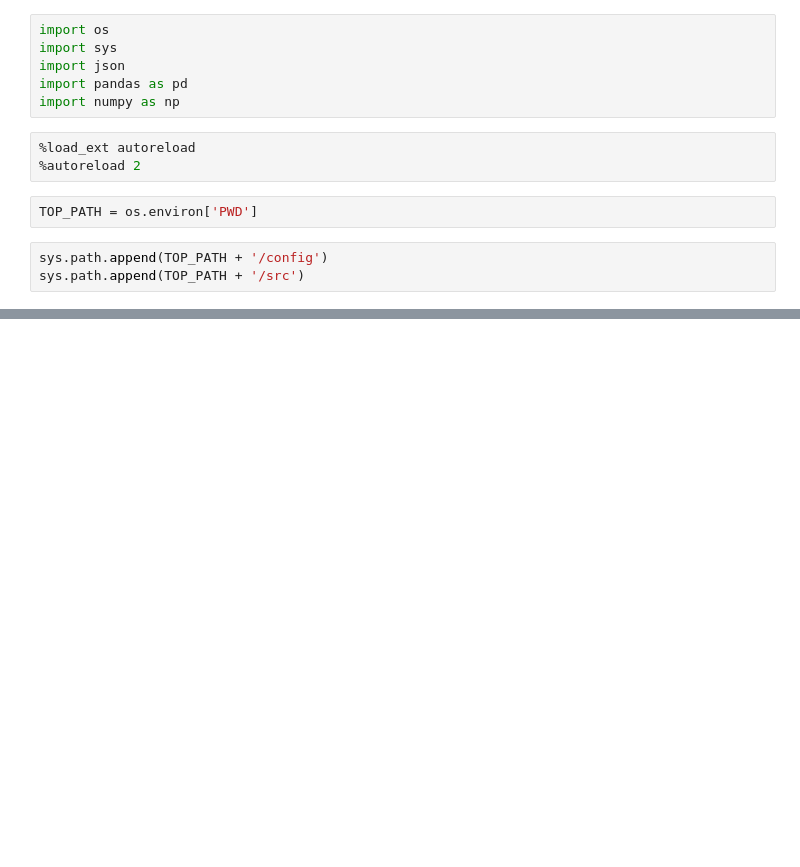
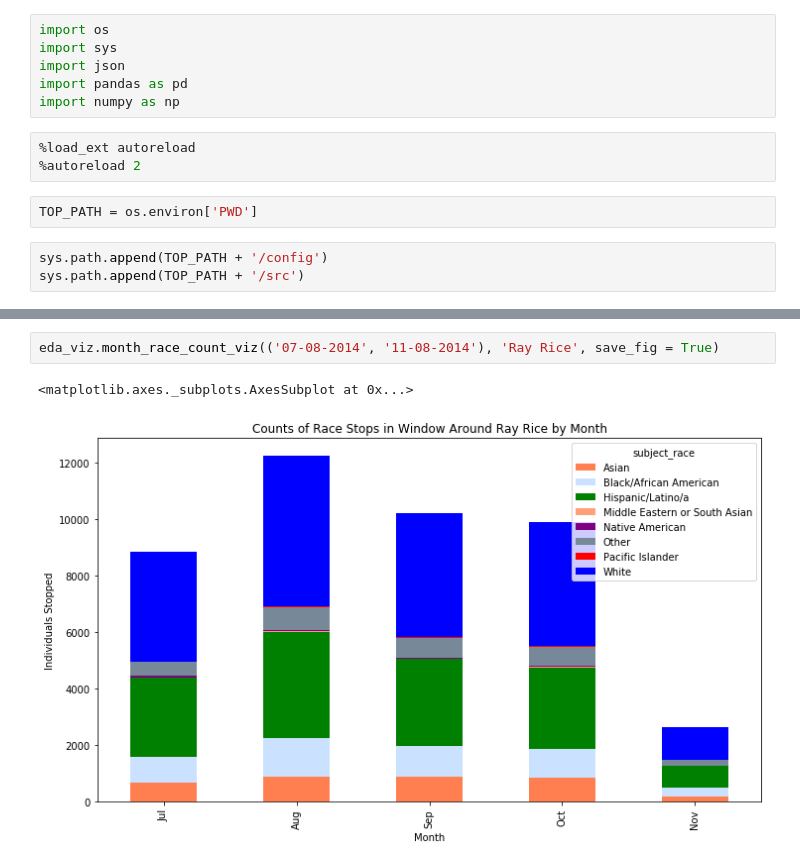
Before and after one commit to tevans-barton/Fair-Policing-Capstone, a Jupyter notebook: notebooks/2.1 Just EDA Notebook.ipynb, the cells around one changed output, grey strips where cells are left out. Cells and saved outputs as stored; diff of their text form; blank space fills up the shorter version.

```diff
--- a/notebooks/2.1 Just EDA Notebook.ipynb
+++ b/notebooks/2.1 Just EDA Notebook.ipynb
@@ -319,0 +58,5 @@ df_2017[df_2017['stop_id'] == 69583]
+# %%
+eda_viz.month_race_count_viz(('07-08-2014', '11-08-2014'), 'Ray Rice', save_fig = True)
+# %% [output]
+<matplotlib.axes._subplots.AxesSubplot at 0x...>
+[figure, added]
```
Also changed, not shown: parts of 62 cells of this notebook, 11 other files.
